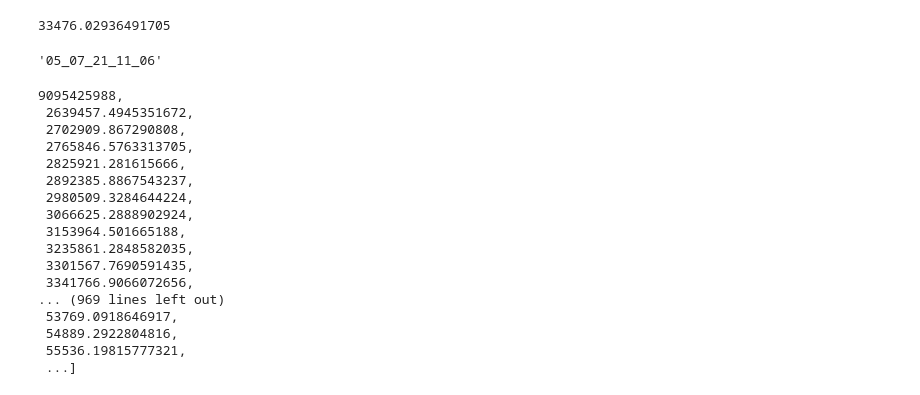
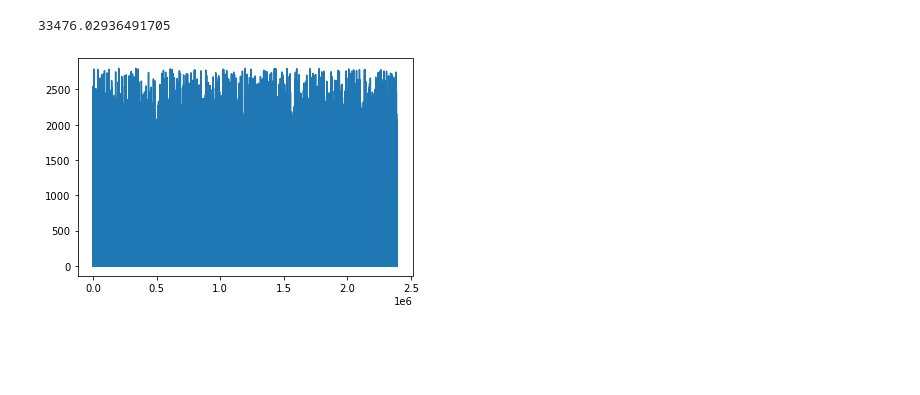
Before and after one commit to PNilayam/CS598_DLH, a Jupyter notebook: mimic3models/length_of_stay/cs598/draft.ipynb, the cells around one changed output. Cells and saved outputs as stored; diff of their text form; code cells hidden in the pictures; blank space fills up the shorter version.

```diff
--- a/mimic3models/length_of_stay/cs598/draft.ipynb
+++ b/mimic3models/length_of_stay/cs598/draft.ipynb
@@ -22,6 +23,10 @@ train_y_df = pd.read_csv(DATA_PATH + 'train_listfile.csv')
 train_files = train_y_df["stay"].unique().tolist()
 val_y_df = pd.read_csv(DATA_PATH + 'train_listfile.csv')
 val_files = val_y_df["stay"].unique().tolist()
+train_y_min , train_y_max = train_y_df.y_true.describe(percentiles = [0.03, 0.97])[["3%","97%"]].to_list()
+val_y_min , val_y_max = val_y_df.y_true.describe(percentiles = [0.03, 0.97])[["3%","97%"]].to_list()
+train_y_df = train_y_df [ (train_y_df.y_true > train_y_min) & (train_y_df.y_true < train_y_max)]
+val_y_df = val_y_df [ (val_y_df.y_true > val_y_min) & (val_y_df.y_true < val_y_max)]
 # %%
 len(train_y_df["stay"].unique().tolist())
 # %% [output]
@@ -407,24 +421,9 @@ from datetime import datetime
-# %%
-datetime.now().strftime("%m_%d_%y_%H_%M")
-# %% [output]
-'05_07_21_11_06'
-# %%
-train_losses
-# %% [output]
-9095425988,
- 2639457.4945351672,
- 2702909.867290808,
- 2765846.5763313705,
- 2825921.281615666,
- 2892385.8867543237,
- 2980509.3284644224,
- 3066625.2888902924,
- 3153964.501665188,
- 3235861.2848582035,
- 3301567.7690591435,
- 3341766.9066072656,
-... (969 lines left out)
- 53769.0918646917,
- 54889.2922804816,
- 55536.19815777321,
- ...]
+# %%
+%matplotlib inline
+import matplotlib
+import matplotlib.pyplot as plt
+#matplotlib.use('Agg')
+plt.plot(train_y_df.y_true.to_list())
+plt.show()
+# %% [output]
+[figure, added]
```
Also changed, not shown: parts of 20 cells of this notebook, 3 other files.
